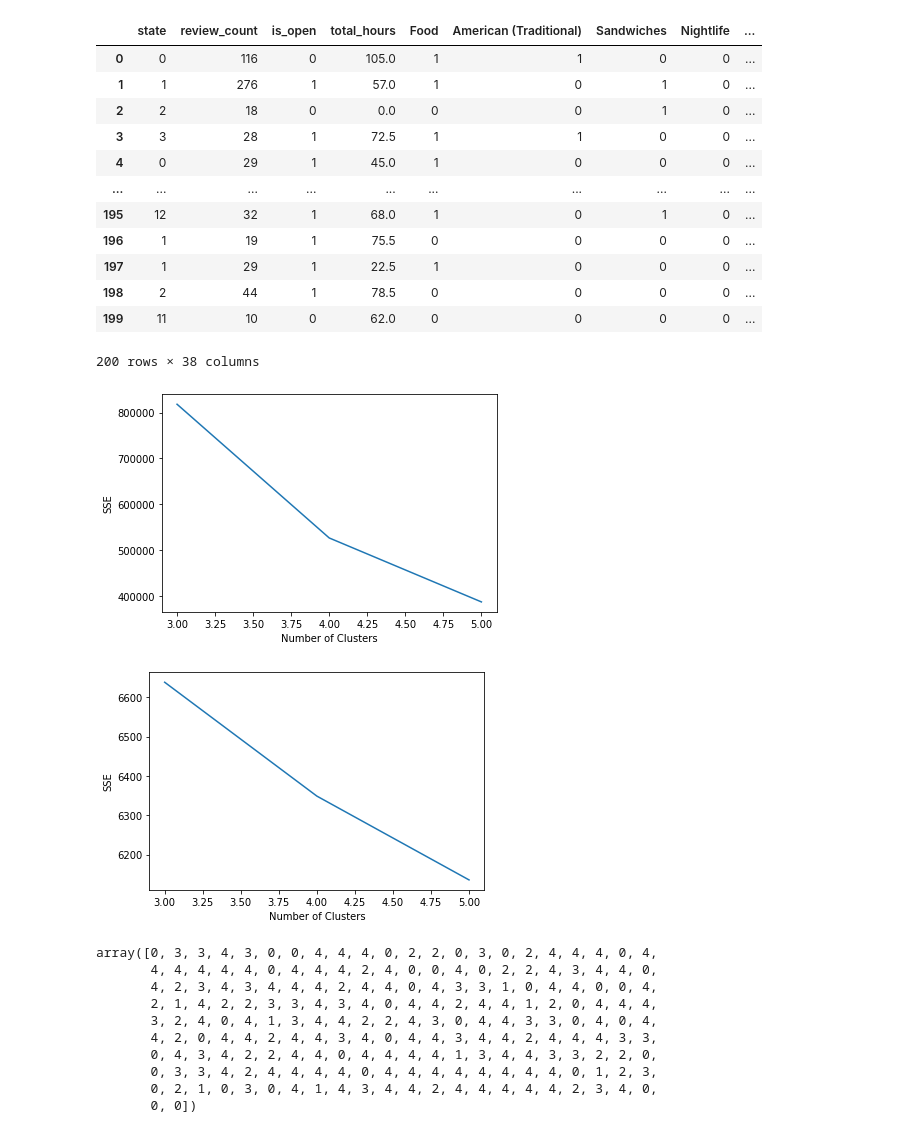
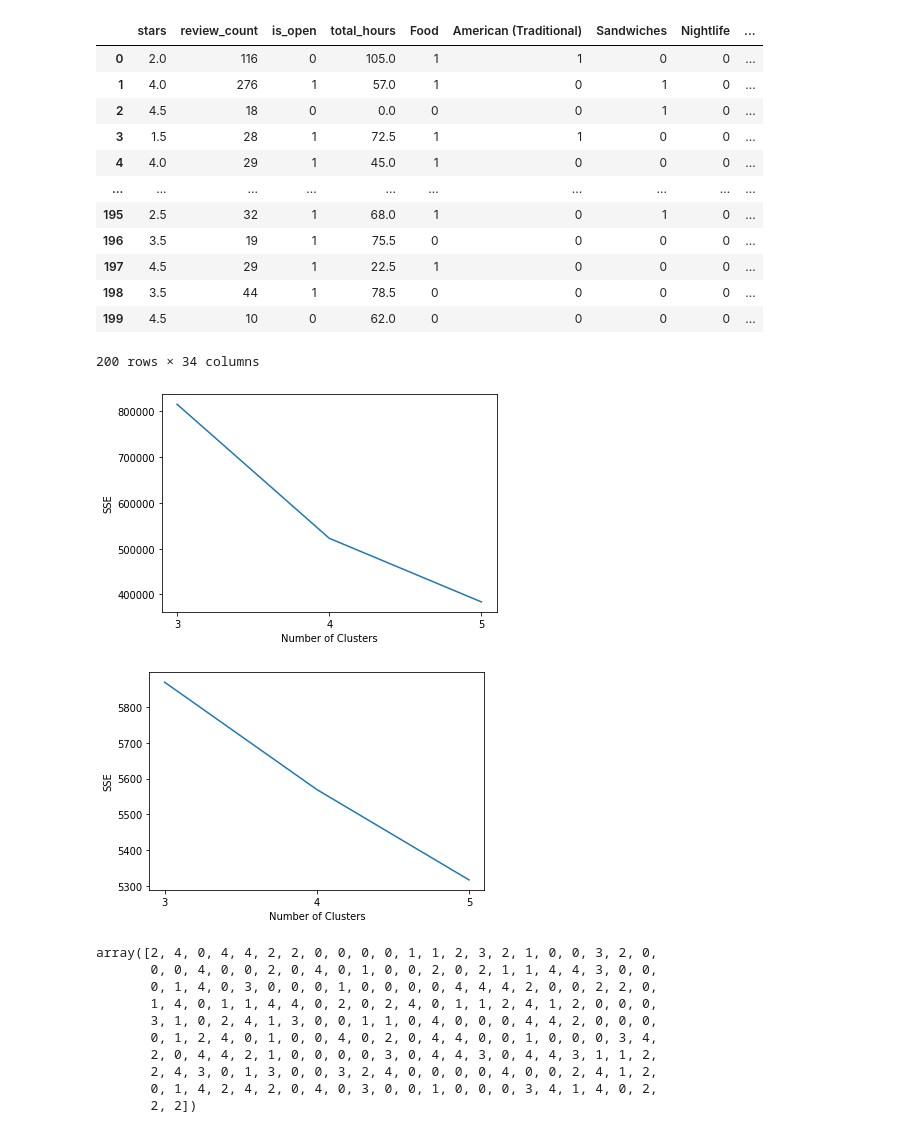
Before and after one commit to Addma/EECS4412-Project, a Jupyter notebook: task2.ipynb, the cells around one changed output. Saved outputs shown, nothing was run; the diff lists cells and outputs as text; code cells hidden in the pictures.

```diff
--- a/task2.ipynb
+++ b/task2.ipynb
@@ -16,7 +16,7 @@ for index, row in df.iterrows():
         i += 1
 # %%
 df['state'] = df['state'].map(state_map, na_action='ignore')
-clean = df.drop(['attributes', 'categories'], axis=1)
+clean = df.drop(['attributes', 'categories', 'state'], axis=1)
 # %%
 def parseAttributes(d, attribute):
     if type(d) is not dict:
@@ -70,19 +70,19 @@ for attribute in top20list:
 # %%
 clean
 # %% [output]
-|  | state | review_count | is_open | total_hours | Food | American (Traditional) | Sandwiches | Nightlife | ... |
-| 0 | 0 | 116 | 0 | 105.0 | 1 | 1 | 0 | 0 | ... |
-| 1 | 1 | 276 | 1 | 57.0 | 1 | 0 | 1 | 0 | ... |
-| 2 | 2 | 18 | 0 | 0.0 | 0 | 0 | 1 | 0 | ... |
-| 3 | 3 | 28 | 1 | 72.5 | 1 | 1 | 0 | 0 | ... |
-| 4 | 0 | 29 | 1 | 45.0 | 1 | 0 | 0 | 0 | ... |
+|  | stars | review_count | is_open | total_hours | Food | American (Traditional) | Sandwiches | Nightlife | ... |
+| 0 | 2.0 | 116 | 0 | 105.0 | 1 | 1 | 0 | 0 | ... |
+| 1 | 4.0 | 276 | 1 | 57.0 | 1 | 0 | 1 | 0 | ... |
+| 2 | 4.5 | 18 | 0 | 0.0 | 0 | 0 | 1 | 0 | ... |
+| 3 | 1.5 | 28 | 1 | 72.5 | 1 | 1 | 0 | 0 | ... |
+| 4 | 4.0 | 29 | 1 | 45.0 | 1 | 0 | 0 | 0 | ... |
 | ... | ... | ... | ... | ... | ... | ... | ... | ... | ... |
-| 195 | 12 | 32 | 1 | 68.0 | 1 | 0 | 1 | 0 | ... |
-| 196 | 1 | 19 | 1 | 75.5 | 0 | 0 | 0 | 0 | ... |
-| 197 | 1 | 29 | 1 | 22.5 | 1 | 0 | 0 | 0 | ... |
-| 198 | 2 | 44 | 1 | 78.5 | 0 | 0 | 0 | 0 | ... |
-| 199 | 11 | 10 | 0 | 62.0 | 0 | 0 | 0 | 0 | ... |
+| 195 | 2.5 | 32 | 1 | 68.0 | 1 | 0 | 1 | 0 | ... |
+| 196 | 3.5 | 19 | 1 | 75.5 | 0 | 0 | 0 | 0 | ... |
+| 197 | 4.5 | 29 | 1 | 22.5 | 1 | 0 | 0 | 0 | ... |
+| 198 | 3.5 | 44 | 1 | 78.5 | 0 | 0 | 0 | 0 | ... |
+| 199 | 4.5 | 10 | 0 | 62.0 | 0 | 0 | 0 | 0 | ... |
-200 rows × 38 columns
+200 rows × 34 columns
 # %%
 from sklearn.cluster import KMeans
 import matplotlib.pyplot as plt
@@ -102,13 +101,14 @@ plt.plot(
     range(3, 6),
     SSE,
 )
+plt.xticks([3,4,5])
 plt.show()
 # %% [output]
-[figure, old version]
+[figure, new version]
 # %%
 from sklearn.preprocessing import StandardScaler
 stand_scaled = StandardScaler().fit_transform(clean)
-stand_scaled = pd.DataFrame(stand_scaled)
+stand_scaled = pd.DataFrame(stand_scaled, columns=clean.columns)
 # %%
 from sklearn.cluster import KMeans
 import matplotlib.pyplot as plt
@@ -123,26 +122,27 @@ for i in range(3, 6):
 # %%
 plt.figure()
 plt.xlabel("Number of Clusters")
 plt.ylabel("SSE")
 plt.plot(
     range(3, 6),
     SSE,
 )
+plt.xticks([3,4,5])
 plt.show()
 # %% [output]
-[figure, old version]
+[figure, new version]
 # %%
 model.labels_
 # %% [output]
-array([0, 3, 3, 4, 3, 0, 0, 4, 4, 4, 0, 2, 2, 0, 3, 0, 2, 4, 4, 4, 0, 4,
-       4, 4, 4, 4, 4, 0, 4, 4, 4, 2, 4, 0, 0, 4, 0, 2, 2, 4, 3, 4, 4, 0,
-       4, 2, 3, 4, 3, 4, 4, 4, 2, 4, 4, 0, 4, 3, 3, 1, 0, 4, 4, 0, 0, 4,
-       2, 1, 4, 2, 2, 3, 3, 4, 3, 4, 0, 4, 4, 2, 4, 4, 1, 2, 0, 4, 4, 4,
-       3, 2, 4, 0, 4, 1, 3, 4, 4, 2, 2, 4, 3, 0, 4, 4, 3, 3, 0, 4, 0, 4,
-       4, 2, 0, 4, 4, 2, 4, 4, 3, 4, 0, 4, 4, 3, 4, 4, 2, 4, 4, 4, 3, 3,
-       0, 4, 3, 4, 2, 2, 4, 4, 0, 4, 4, 4, 4, 1, 3, 4, 4, 3, 3, 2, 2, 0,
-       0, 3, 3, 4, 2, 4, 4, 4, 4, 0, 4, 4, 4, 4, 4, 4, 4, 4, 0, 1, 2, 3,
-       0, 2, 1, 0, 3, 0, 4, 1, 4, 3, 4, 4, 2, 4, 4, 4, 4, 4, 2, 3, 4, 0,
-       0, 0])
+array([2, 4, 0, 4, 4, 2, 2, 0, 0, 0, 0, 1, 1, 2, 3, 2, 1, 0, 0, 3, 2, 0,
+       0, 0, 4, 0, 0, 2, 0, 4, 0, 1, 0, 0, 2, 0, 2, 1, 1, 4, 4, 3, 0, 0,
+       0, 1, 4, 0, 3, 0, 0, 0, 1, 0, 0, 0, 0, 4, 4, 4, 2, 0, 0, 2, 2, 0,
+       1, 4, 0, 1, 1, 4, 4, 0, 2, 0, 2, 4, 0, 1, 1, 2, 4, 1, 2, 0, 0, 0,
+       3, 1, 0, 2, 4, 1, 3, 0, 0, 1, 1, 0, 4, 0, 0, 0, 4, 4, 2, 0, 0, 0,
+       0, 1, 2, 4, 0, 1, 0, 0, 4, 0, 2, 0, 4, 4, 0, 0, 1, 0, 0, 0, 3, 4,
+       2, 0, 4, 4, 2, 1, 0, 0, 0, 0, 3, 0, 4, 4, 3, 0, 4, 4, 3, 1, 1, 2,
+       2, 4, 3, 0, 1, 3, 0, 0, 3, 2, 4, 0, 0, 0, 0, 4, 0, 0, 2, 4, 1, 2,
+       0, 1, 4, 2, 4, 2, 0, 4, 0, 3, 0, 0, 1, 0, 0, 0, 3, 4, 1, 4, 0, 2,
+       2, 2])
 # %%
 temp = clean
```
Also changed, not shown: parts of 9 cells of this notebook, 4 other files.
